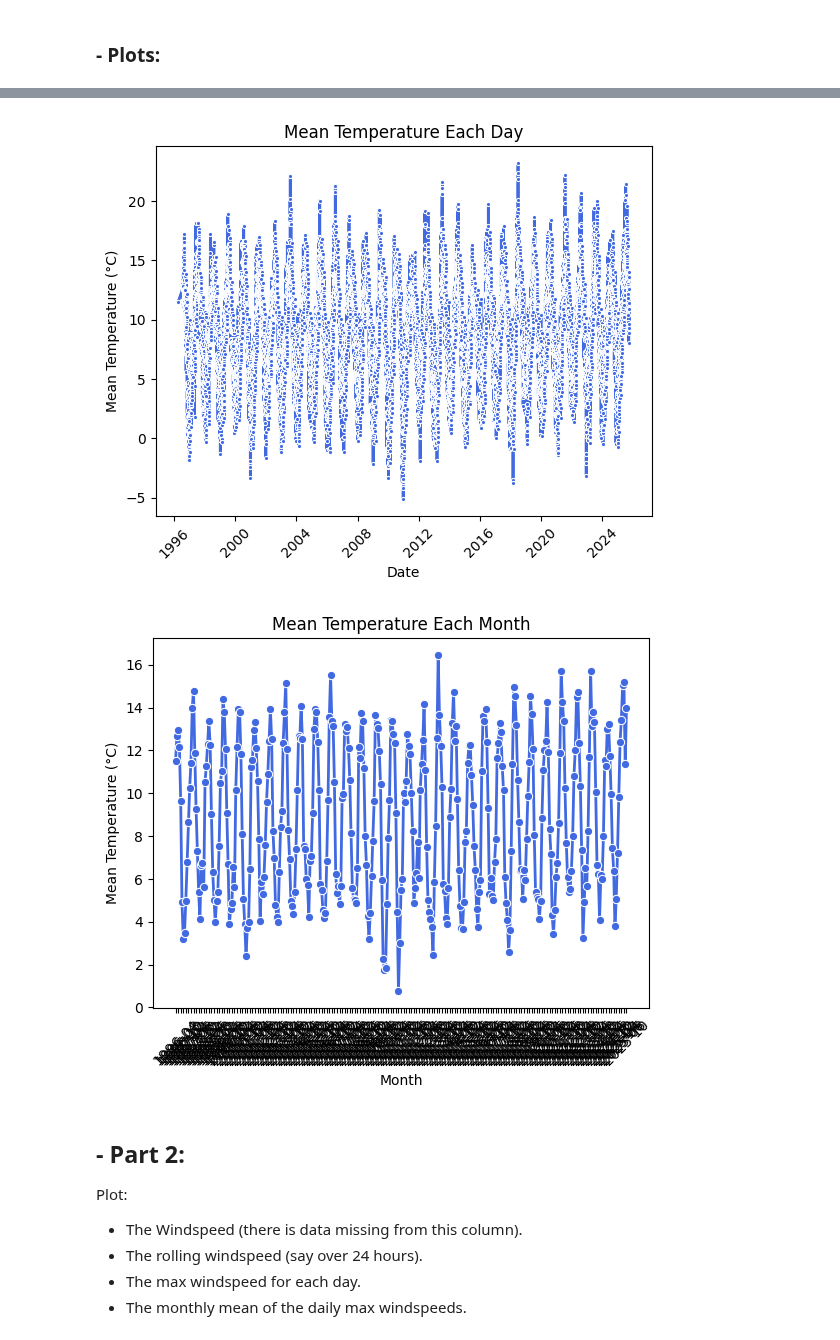
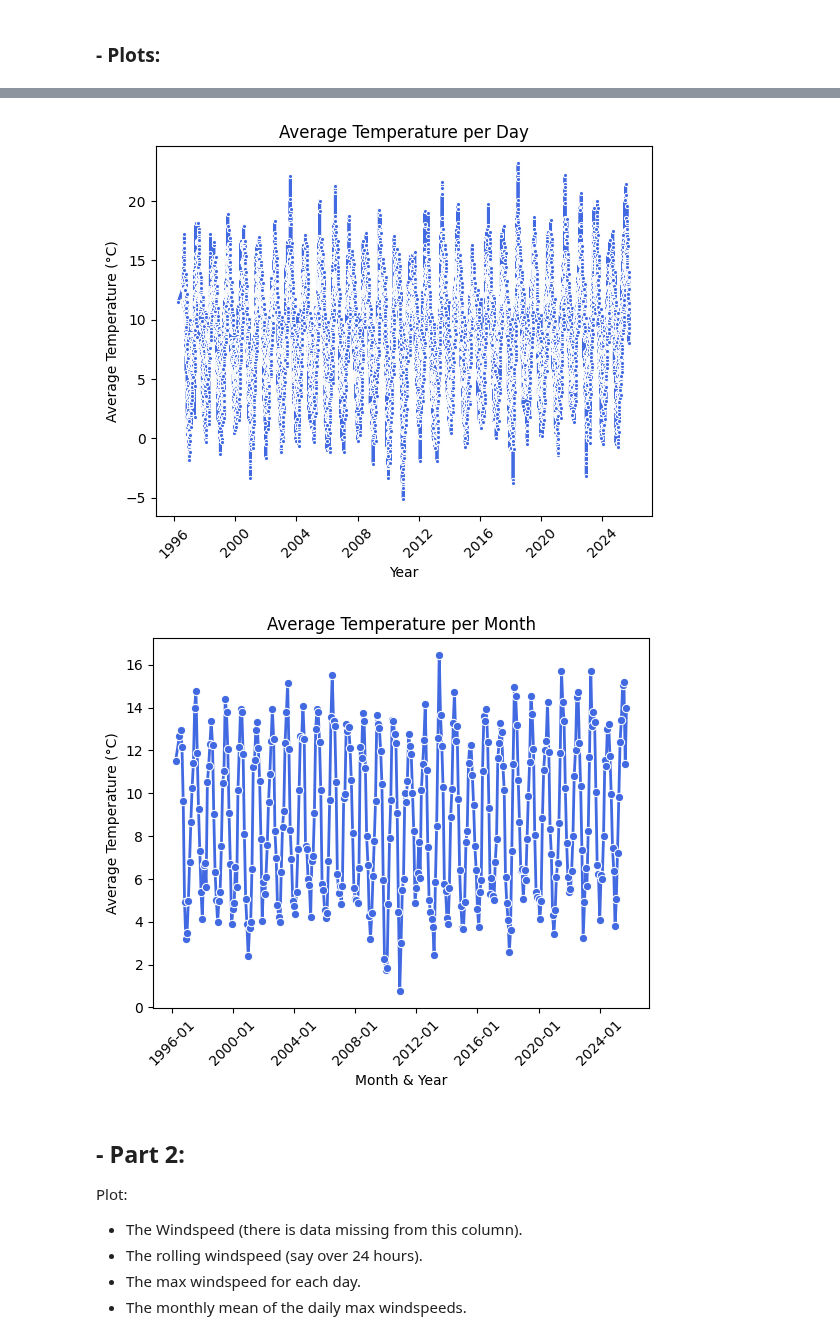
Before and after one commit to elainecazetta/programming-for-data-analytics, a Jupyter notebook: assignments/assignment06-weather.ipynb, the cells around one changed output, grey strips where cells are left out. Drawn from its saved outputs; the diff is of its cells as text; code cells hidden in the pictures.

```diff
--- a/assignments/assignment06-weather.ipynb
+++ b/assignments/assignment06-weather.ipynb
@@ -79,31 +79,35 @@ daily_mean = df.groupby(df['date'].dt.date)['temp'].mean().reset_index()
 
 # Plot
 sns.lineplot(data=daily_mean, x='date', y='temp', color='royalblue', linewidth=2, marker='.')
-plt.title('Mean Temperature Each Day')
-plt.xlabel('Date')
-plt.ylabel('Mean Temperature (°C)')
+plt.title('Average Temperature per Day')
+plt.xlabel('Year')
+plt.ylabel('Average Temperature (°C)')
 plt.xticks(rotation=45)
 plt.show()
 # %% [output]
-[figure, old version]
+[figure, new version]
 # %%
 # Plot - mean temperature per month:
+
+# Importing matplotlib to deal with issue on x-axis labels
+import matplotlib.dates as mdates
 
 # Group by month and calculate mean temperature
 monthly_mean = df.groupby(df['date'].dt.to_period('M'))['temp'].mean().reset_index()
 
-# Convert 'date' back to string for plotting nicely
-monthly_mean['date'] = monthly_mean['date'].astype(str)
+# Convert Period to datetime (use start of month)
+monthly_mean['date'] = monthly_mean['date'].dt.to_timestamp()
 
 # Plot
 sns.lineplot(data=monthly_mean, x='date', y='temp', color='royalblue', linewidth=2, marker='o')
-plt.title('Mean Temperature Each Month')
-plt.xlabel('Month')
-plt.ylabel('Mean Temperature (°C)')
+plt.title('Average Temperature per Month')
+plt.xlabel('Month & Year')
+plt.ylabel('Average Temperature (°C)')
+plt.gca().xaxis.set_major_formatter(mdates.DateFormatter('%Y-%m'))
 plt.xticks(rotation=45)
 plt.show()
 # %% [output]
-[figure, old version]
+[figure, new version]
 # %% [markdown]
 ## - Part 2:
 Plot:
```
Also changed, not shown: parts of 1 cell of this notebook.
